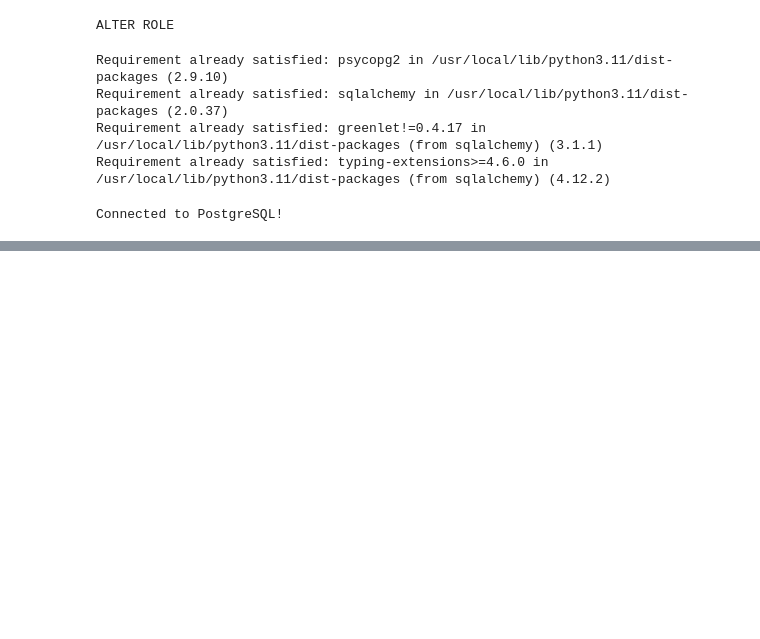
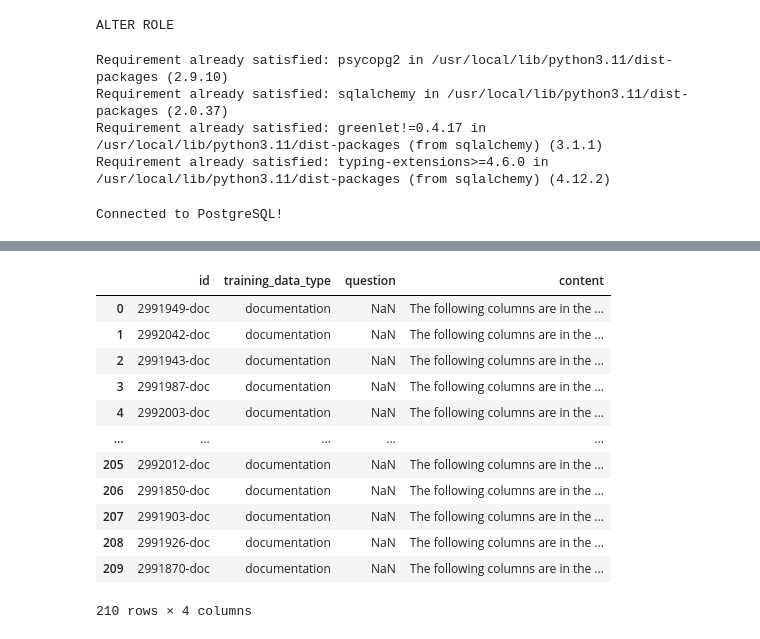
Before and after one commit to CalvHobbes/ecomm_ai, a Jupyter notebook: ecomm_vana.ipynb, the cells around one changed output, grey strips where cells are left out. Cells and saved outputs as stored; diff of their text form; code cells hidden in the pictures; blank space fills up the shorter version.

```diff
--- a/ecomm_vana.ipynb
+++ b/ecomm_vana.ipynb
@@ -115,0 +155,17 @@ Connected to PostgreSQL!
+# %%
+training_data = vn.get_training_data()
+training_data
+# %% [output]
+|  | id | training_data_type | question | content |
+| 0 | 2991949-doc | documentation | NaN | The following columns are in the ... |
+| 1 | 2992042-doc | documentation | NaN | The following columns are in the ... |
+| 2 | 2991943-doc | documentation | NaN | The following columns are in the ... |
+| 3 | 2991987-doc | documentation | NaN | The following columns are in the ... |
+| 4 | 2992003-doc | documentation | NaN | The following columns are in the ... |
+| ... | ... | ... | ... | ... |
+| 205 | 2992012-doc | documentation | NaN | The following columns are in the ... |
+| 206 | 2991850-doc | documentation | NaN | The following columns are in the ... |
+| 207 | 2991903-doc | documentation | NaN | The following columns are in the ... |
+| 208 | 2991926-doc | documentation | NaN | The following columns are in the ... |
+| 209 | 2991870-doc | documentation | NaN | The following columns are in the ... |
+210 rows × 4 columns
```
Also changed, not shown: parts of 10 cells of this notebook.
